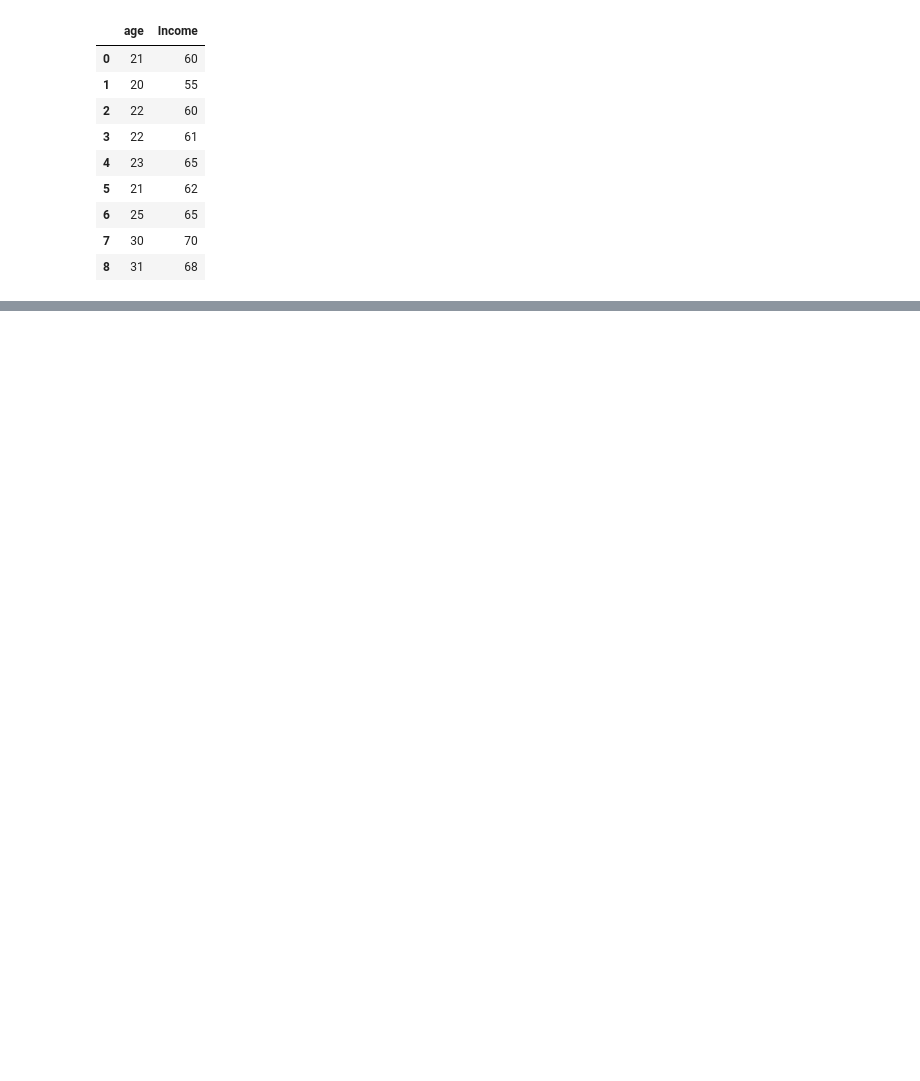
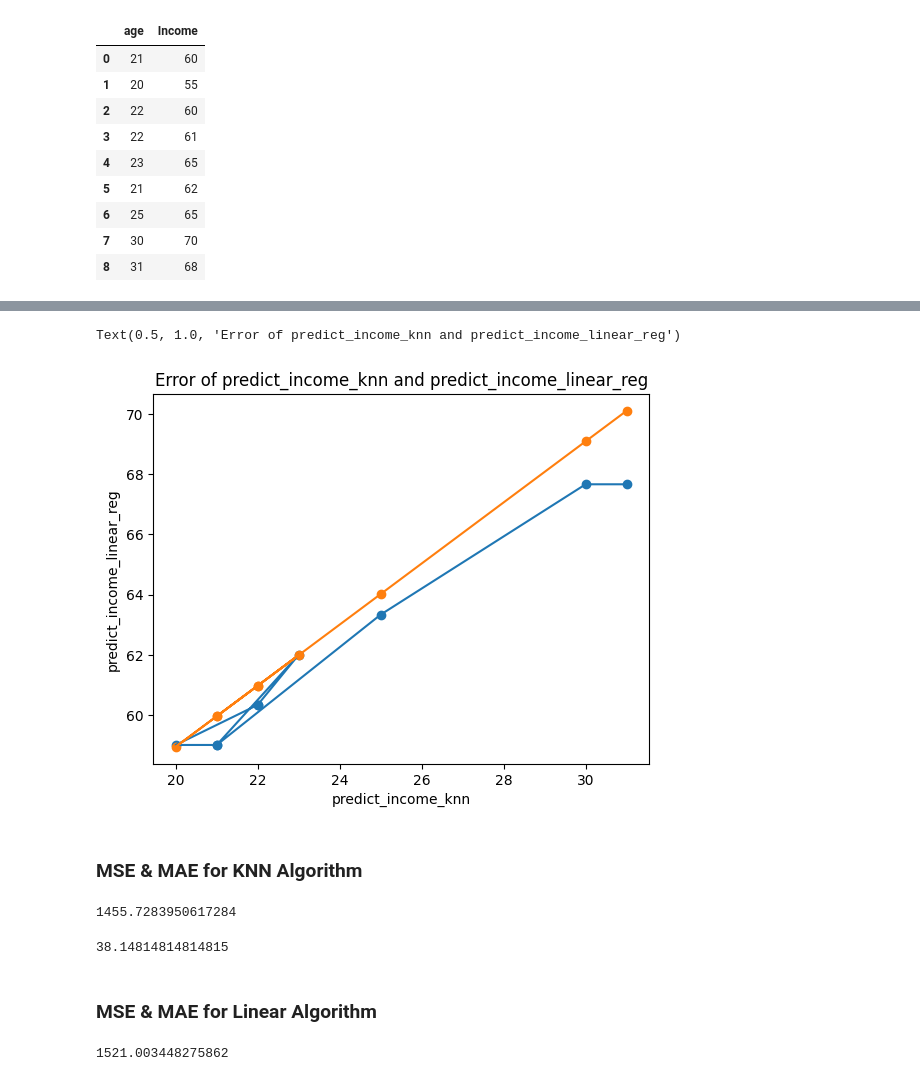
Before and after one commit to sadikasharmin/Data-Science-with-Python, a Jupyter notebook: Class7- KNN/KNN-assignment1.ipynb, the cells around one changed output, grey strips where cells are left out. Drawn from its saved outputs; the diff is of its cells as text; code cells hidden in the pictures; blank space fills up the shorter version.

```diff
--- a/Class7- KNN/KNN-assignment1.ipynb
+++ b/Class7- KNN/KNN-assignment1.ipynb
@@ -23,0 +73,5 @@ knr = KNeighborsRegressor()
+# %%
+from sklearn.linear_model import LinearRegression
+reg = LinearRegression()
+reg.fit(x,y)
+reg.predict([[22]])
@@ -23,0 +87,8 @@ knr = KNeighborsRegressor()
+# %%
+
+df.drop("prid_linear_reg", axis=1, inplace=True)
+# %%
+df['predict_income_knn'] = knr.predict(x)
+# %%
+df['predict_income_linear_reg'] = reg.predict(x)
+df
@@ -23,0 +106,34 @@ knr = KNeighborsRegressor()
+# %%
+plt.scatter(df[['age']],df[['predict_income_knn']])
+plt.scatter(df[['age']],df[['predict_income_linear_reg']])
+plt.plot(df[['age']],df[['predict_income_knn']])
+plt.plot(df[['age']],df[['predict_income_linear_reg']])
+plt.xlabel('predict_income_knn')
+plt.ylabel('predict_income_linear_reg')
+plt.title('Error of predict_income_knn and predict_income_linear_reg')
+# %% [output]
+Text(0.5, 1.0, 'Error of predict_income_knn and predict_income_linear_reg')
+[figure, added]
+# %% [markdown]
+### MSE & MAE for KNN Algorithm
+# %%
+
+from sklearn.metrics import mean_squared_error
+mse = mean_squared_error(x, df['predict_income_knn'])
+mse
+# %% [output]
+1455.7283950617284
+# %%
+from sklearn.metrics import mean_absolute_error
+mae = mean_absolute_error(x, df['predict_income_knn'])
+mae
+# %% [output]
+38.14814814814815
+# %% [markdown]
+### MSE & MAE for Linear Algorithm
+# %%
+from sklearn.metrics import mean_squared_error
+mse = mean_squared_error(x, df['predict_income_linear_reg'])
+mse
+# %% [output]
+1521.003448275862
```
Also changed, not shown: parts of 14 cells of this notebook.
